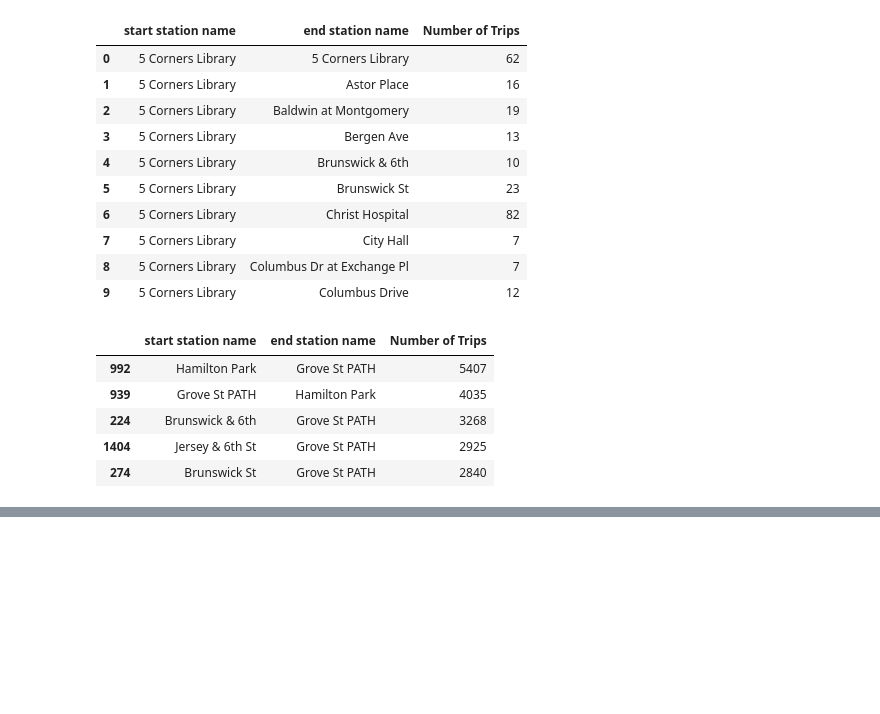
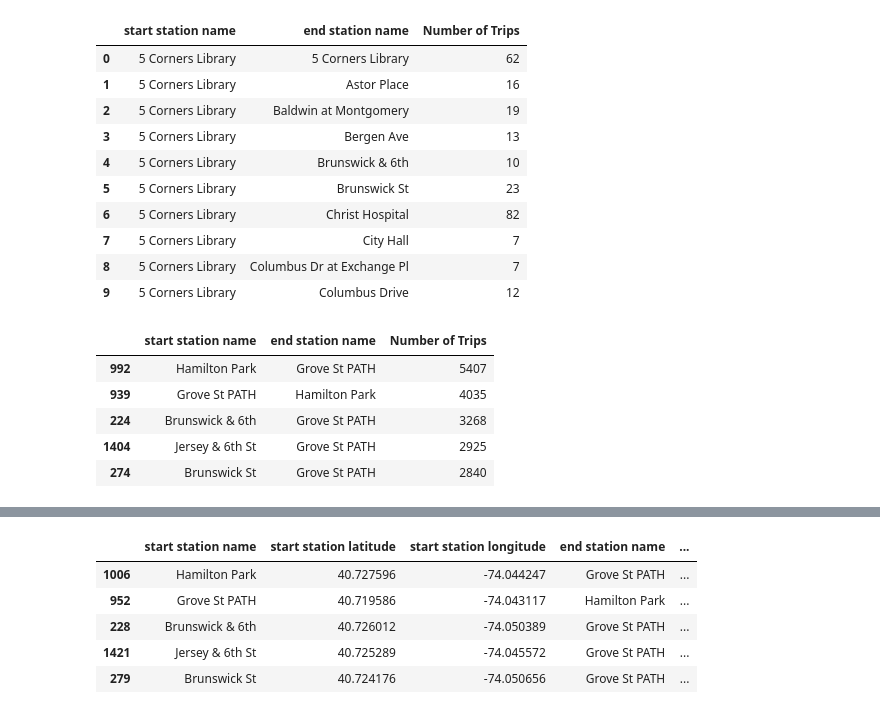
Before and after one commit to tnatoli29/Project_1, a Jupyter notebook: CitiBike/CitiBike 2019 Merge Data.ipynb, the cells around one changed output, grey strips where cells are left out. Saved outputs shown, nothing was run; the diff lists cells and outputs as text; code cells hidden in the pictures; blank space fills up the shorter version.

```diff
--- a/CitiBike/CitiBike 2019 Merge Data.ipynb
+++ b/CitiBike/CitiBike 2019 Merge Data.ipynb
@@ -275,0 +314,13 @@ plt.bar(routes_x_axis, routes_y_axis, color = "dodgerblue")
+# %%
+pop_locations = location_df.groupby(["start station name", "start station latitude", "start station longitude",
+                                     "end station name", "end station latitude", "end station longitude"])\
+                                        .size().reset_index(name = "Number of Trips")
+pop_locations= pop_locations.sort_values(["Number of Trips"], ascending = False)
+pop_locations.head()
+# %% [output]
+|  | start station name | start station latitude | start station longitude | end station name | ... |
+| 1006 | Hamilton Park | 40.727596 | -74.044247 | Grove St PATH | ... |
+| 952 | Grove St PATH | 40.719586 | -74.043117 | Hamilton Park | ... |
+| 228 | Brunswick & 6th | 40.726012 | -74.050389 | Grove St PATH | ... |
+| 1421 | Jersey & 6th St | 40.725289 | -74.045572 | Grove St PATH | ... |
+| 279 | Brunswick St | 40.724176 | -74.050656 | Grove St PATH | ... |
```
Also changed, not shown: parts of 8 cells of this notebook.
